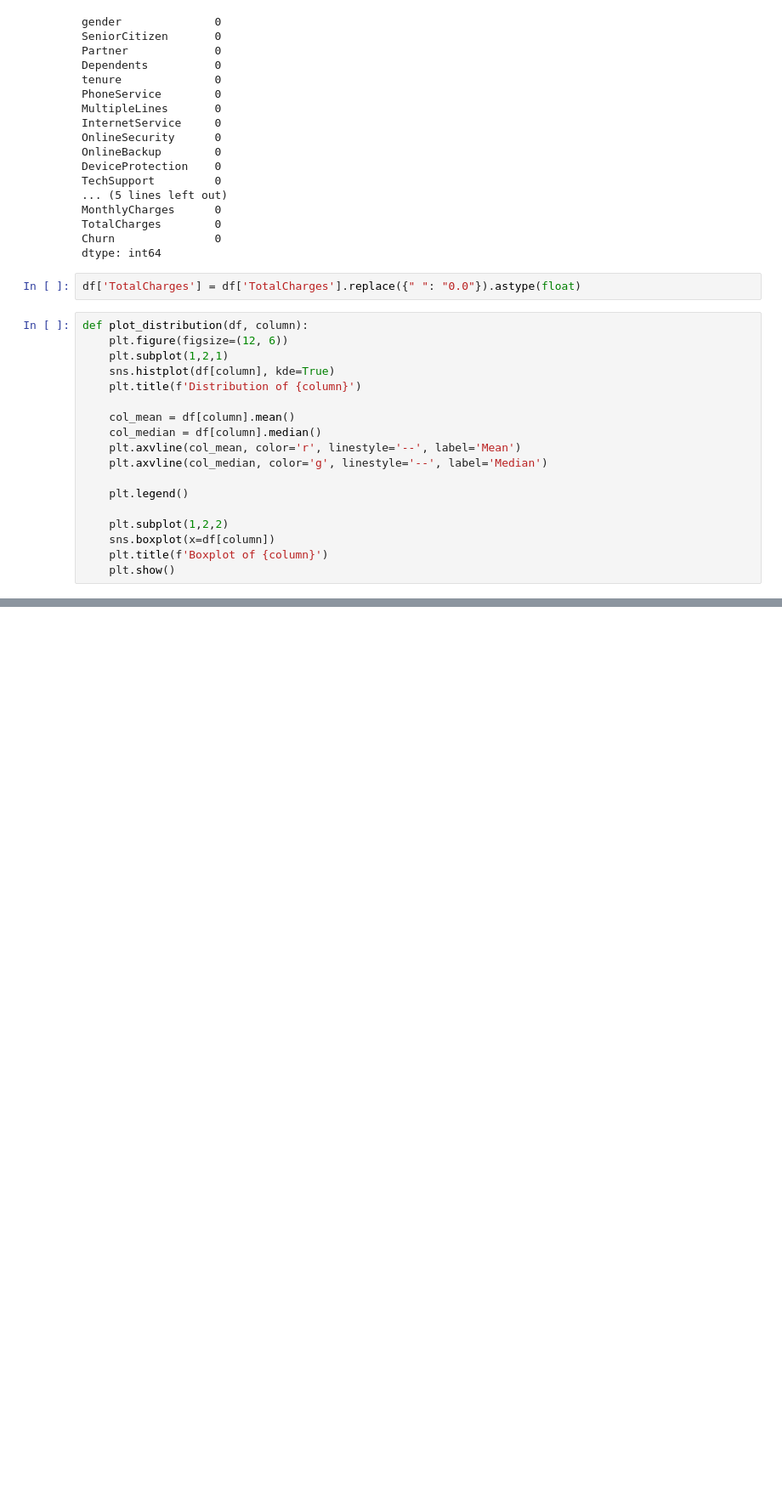
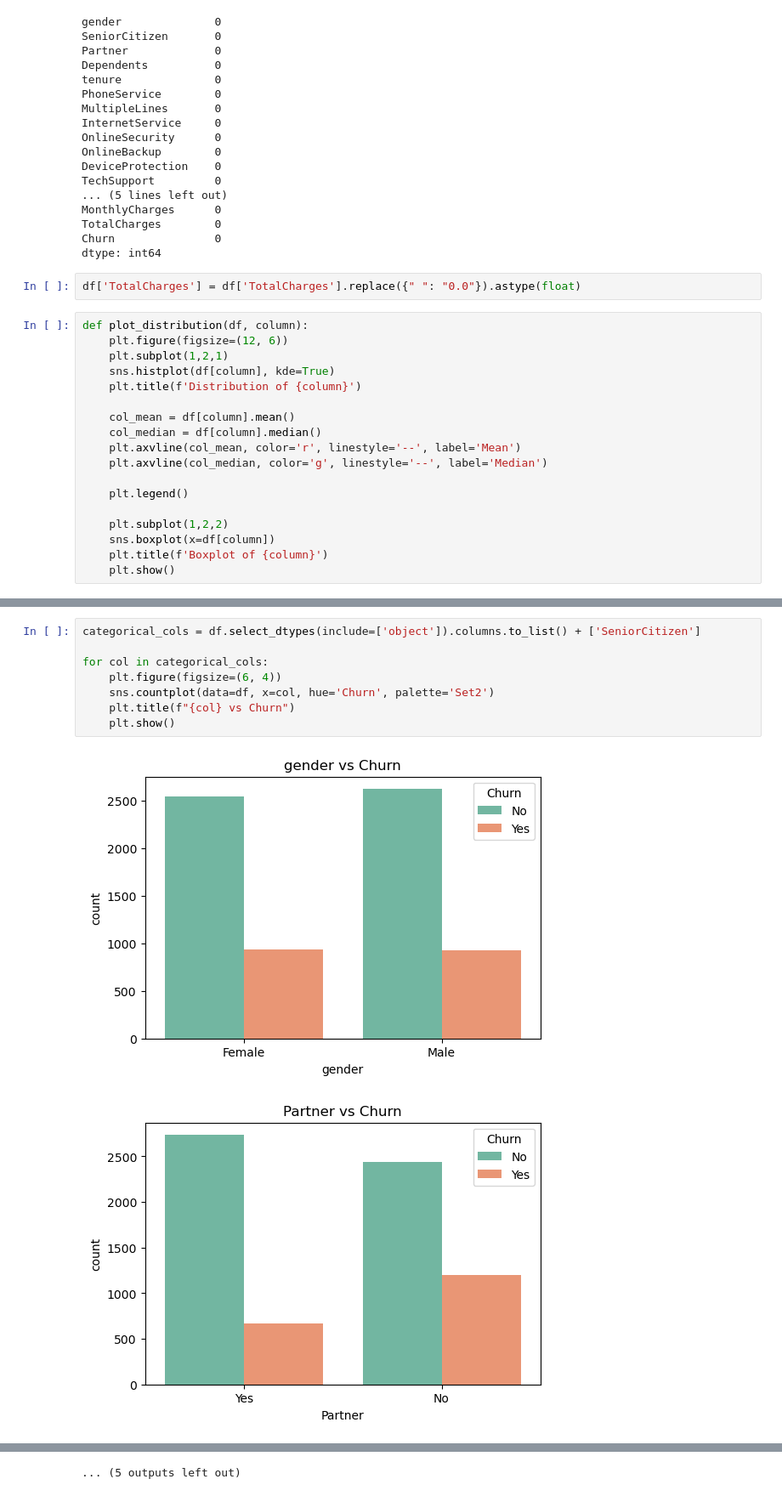
Before and after one commit to AksharKher-30/Customer-churn-prediction, a Jupyter notebook: customer_churn.ipynb, the cells around one changed output, grey strips where cells are left out. Shown: that part at 85% size. Drawn from its saved outputs; the diff is of its cells as text; blank space fills up the shorter version.

```diff
--- a/customer_churn.ipynb
+++ b/customer_churn.ipynb
@@ -107,0 +120,11 @@ plot_distribution(df, 'TotalCharges')
+# %%
+categorical_cols = df.select_dtypes(include=['object']).columns.to_list() + ['SeniorCitizen']
+
+for col in categorical_cols:
+    plt.figure(figsize=(6, 4))
+    sns.countplot(data=df, x=col, hue='Churn', palette='Set2')
+    plt.title(f"{col} vs Churn")
+    plt.show()
+# %% [output]
+[figure, added]
+[figure, added]
@@ -107,0 +141 @@ plot_distribution(df, 'TotalCharges')
+... (5 outputs left out)
```
Also changed, not shown: parts of 29 cells of this notebook, 5 other files.
